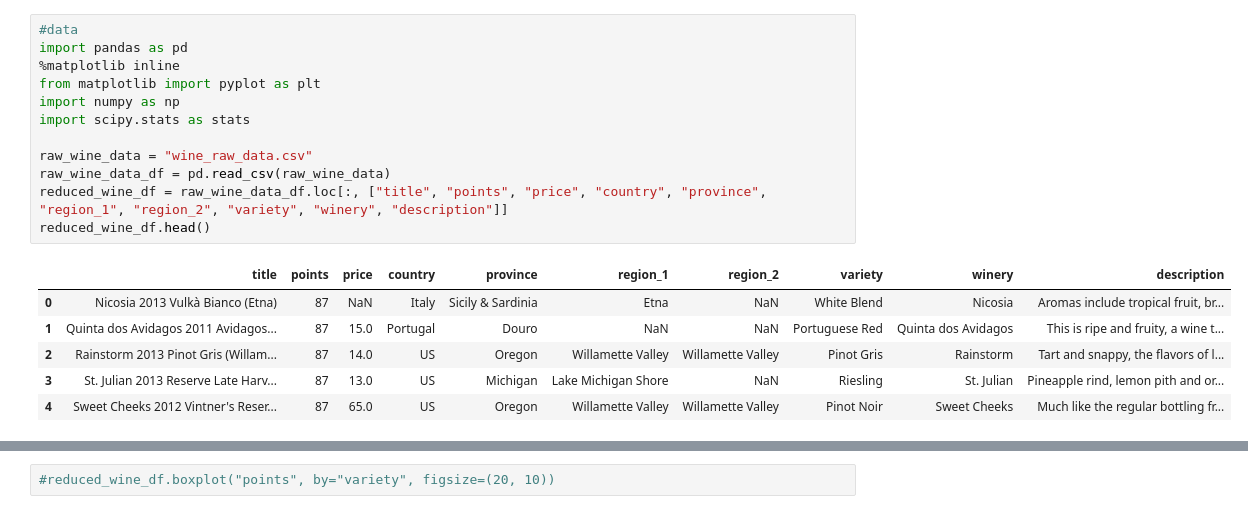
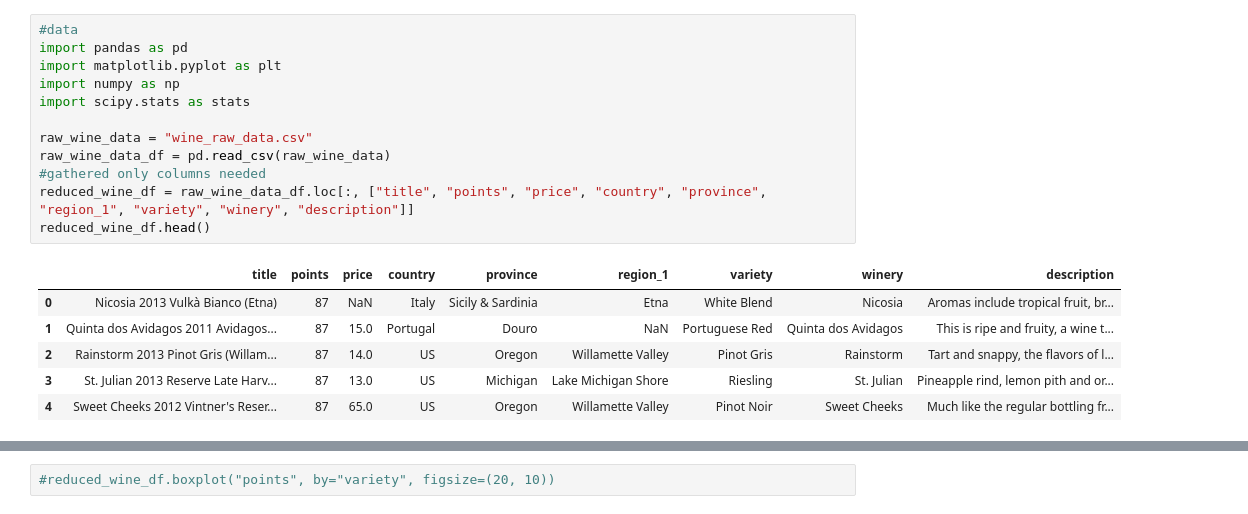
Before and after one commit to SpencerHitchcock/data-project-one, a Jupyter notebook: data_explore2.ipynb, the cells around one changed output, grey strips where cells are left out. Drawn from its saved outputs; the diff is of its cells as text.

```diff
--- a/data_explore2.ipynb
+++ b/data_explore2.ipynb
@@ -1,22 +1,22 @@
 # %%
 #data
 import pandas as pd
-%matplotlib inline
-from matplotlib import pyplot as plt
+import matplotlib.pyplot as plt
 import numpy as np
 import scipy.stats as stats
 
 raw_wine_data = "wine_raw_data.csv"
 raw_wine_data_df = pd.read_csv(raw_wine_data)
-reduced_wine_df = raw_wine_data_df.loc[:, ["title", "points", "price", "country", "province", "region_1", "region_2", "variety", "winery", "description"]]
+#gathered only columns needed
+reduced_wine_df = raw_wine_data_df.loc[:, ["title", "points", "price", "country", "province", "region_1", "variety", "winery", "description"]]
 reduced_wine_df.head()
 # %% [output]
-|  | title | points | price | country | province | region_1 | region_2 | variety | winery | description |
-| 0 | Nicosia 2013 Vulkà Bianco (Etna) | 87 | NaN | Italy | Sicily & Sardinia | Etna | NaN | White Blend | Nicosia | Aromas include tropical fruit, br... |
-| 1 | Quinta dos Avidagos 2011 Avidagos... | 87 | 15.0 | Portugal | Douro | NaN | NaN | Portuguese Red | Quinta dos Avidagos | This is ripe and fruity, a wine t... |
-| 2 | Rainstorm 2013 Pinot Gris (Willam... | 87 | 14.0 | US | Oregon | Willamette Valley | Willamette Valley | Pinot Gris | Rainstorm | Tart and snappy, the flavors of l... |
-| 3 | St. Julian 2013 Reserve Late Harv... | 87 | 13.0 | US | Michigan | Lake Michigan Shore | NaN | Riesling | St. Julian | Pineapple rind, lemon pith and or... |
-| 4 | Sweet Cheeks 2012 Vintner's Reser... | 87 | 65.0 | US | Oregon | Willamette Valley | Willamette Valley | Pinot Noir | Sweet Cheeks | Much like the regular bottling fr... |
+|  | title | points | price | country | province | region_1 | variety | winery | description |
+| 0 | Nicosia 2013 Vulkà Bianco (Etna) | 87 | NaN | Italy | Sicily & Sardinia | Etna | White Blend | Nicosia | Aromas include tropical fruit, br... |
+| 1 | Quinta dos Avidagos 2011 Avidagos... | 87 | 15.0 | Portugal | Douro | NaN | Portuguese Red | Quinta dos Avidagos | This is ripe and fruity, a wine t... |
+| 2 | Rainstorm 2013 Pinot Gris (Willam... | 87 | 14.0 | US | Oregon | Willamette Valley | Pinot Gris | Rainstorm | Tart and snappy, the flavors of l... |
+| 3 | St. Julian 2013 Reserve Late Harv... | 87 | 13.0 | US | Michigan | Lake Michigan Shore | Riesling | St. Julian | Pineapple rind, lemon pith and or... |
+| 4 | Sweet Cheeks 2012 Vintner's Reser... | 87 | 65.0 | US | Oregon | Willamette Valley | Pinot Noir | Sweet Cheeks | Much like the regular bottling fr... |
 # %%
 # data frames for our specific data
 pinot_noir = reduced_wine_df.loc[reduced_wine_df["variety"] == "Pinot Noir"]
```
Also changed, not shown: parts of 8 cells of this notebook.
